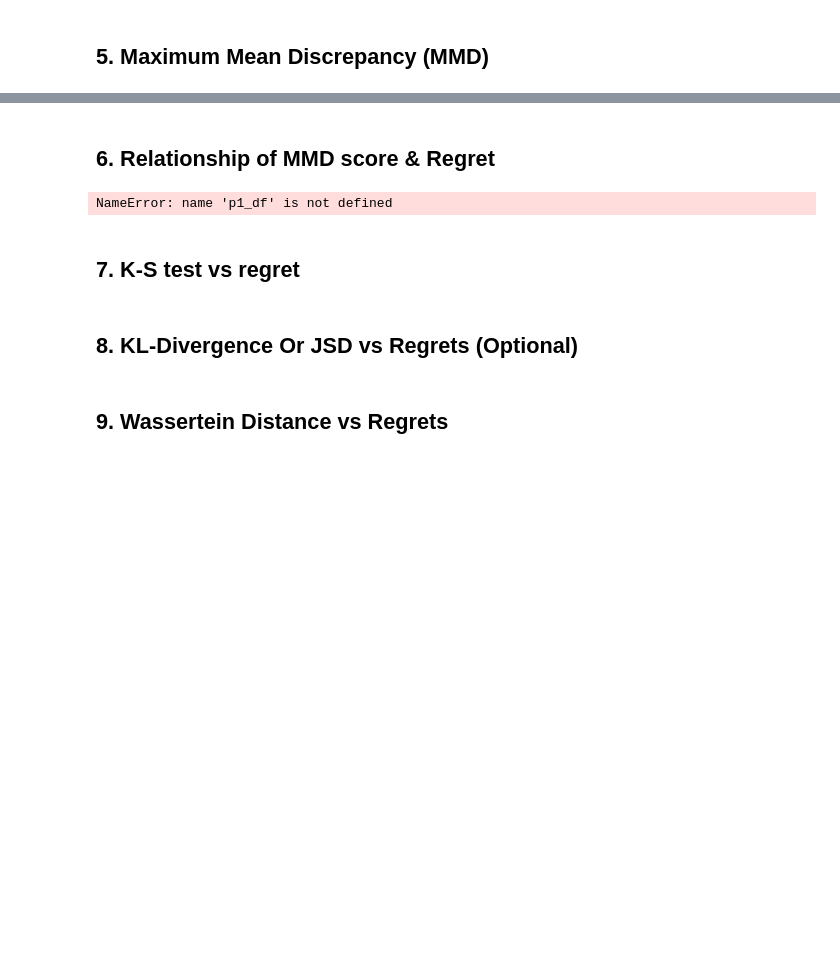
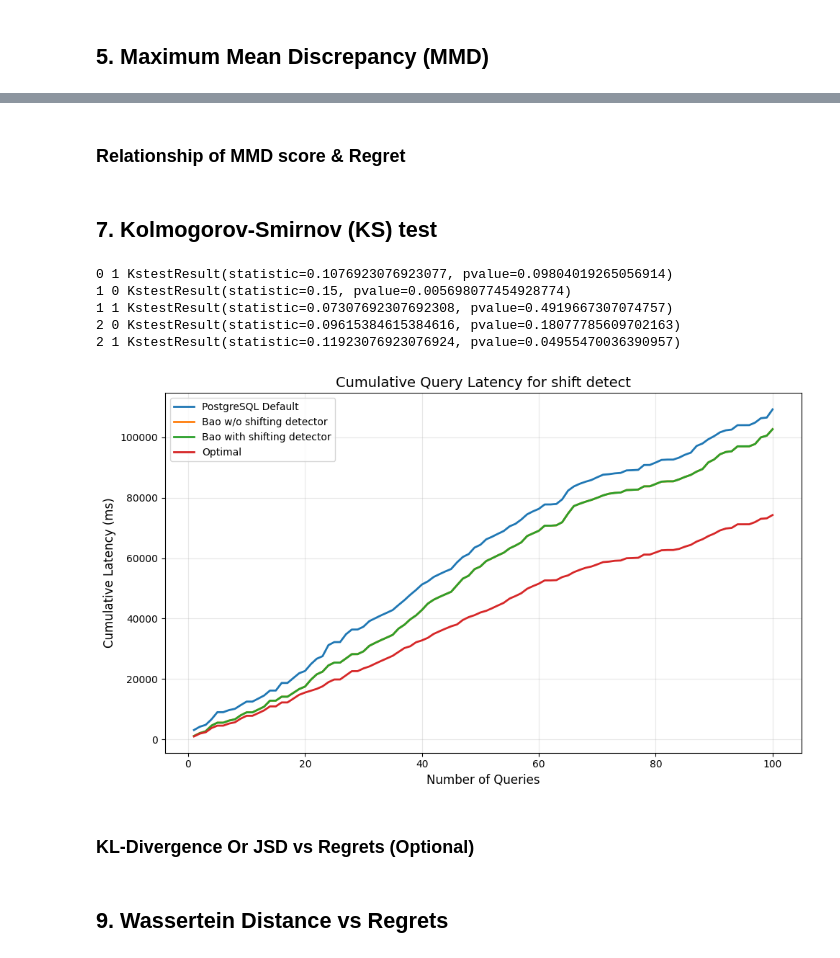
Before and after one commit to hujing2407/AdaLQO, a Jupyter notebook: AdaLQO.ipynb, the cells around one changed output, grey strips where cells are left out. Saved outputs shown, nothing was run; the diff lists cells and outputs as text; code cells hidden in the pictures; blank space fills up the shorter version.

```diff
--- a/AdaLQO.ipynb
+++ b/AdaLQO.ipynb
@@ -129,9 +128,2 @@ Top-1 Accuracy ← 辅助结果
 # %% [markdown]
-## 6. Relationship of MMD score & Regret
+### Relationship of MMD score & Regret
-# %%
-res_1 = prediction(p1_df)
-regrets_1 = res["regret"]
-res_2 = prediction(p2_df)
-regrets_2 = res["regret"]
-# %% [output]
-NameError: name 'p1_df' is not defined
@@ -149,2 +130,2 @@ plt.show()
 # %% [markdown]
-## 7. K-S test vs regret
+## 7. Kolmogorov-Smirnov (KS) test
@@ -173,4 +132,16 @@ for p in p1_plans:
+# %%
+reg = init_bao_model(data)
+res = cl(reg,"ks",data)
+res_df = pd.concat(res,ignore_index=True)
+plot_res("shift detect", res_df, "results/detector_ks_performance.png")
+# %% [output]
+0 1 KstestResult(statistic=0.1076923076923077, pvalue=0.09804019265056914)
+1 0 KstestResult(statistic=0.15, pvalue=0.005698077454928774)
+1 1 KstestResult(statistic=0.07307692307692308, pvalue=0.4919667307074757)
+2 0 KstestResult(statistic=0.09615384615384616, pvalue=0.18077785609702163)
+2 1 KstestResult(statistic=0.11923076923076924, pvalue=0.04955470036390957)
+[figure, added]
 # %% [markdown]
-## 8. KL-Divergence Or JSD vs Regrets (Optional)
+### KL-Divergence Or JSD vs Regrets (Optional)
 # %% [markdown]
 ## 9. Wassertein Distance vs Regrets
```
Also changed, not shown: parts of 19 cells of this notebook, 7 other files.
